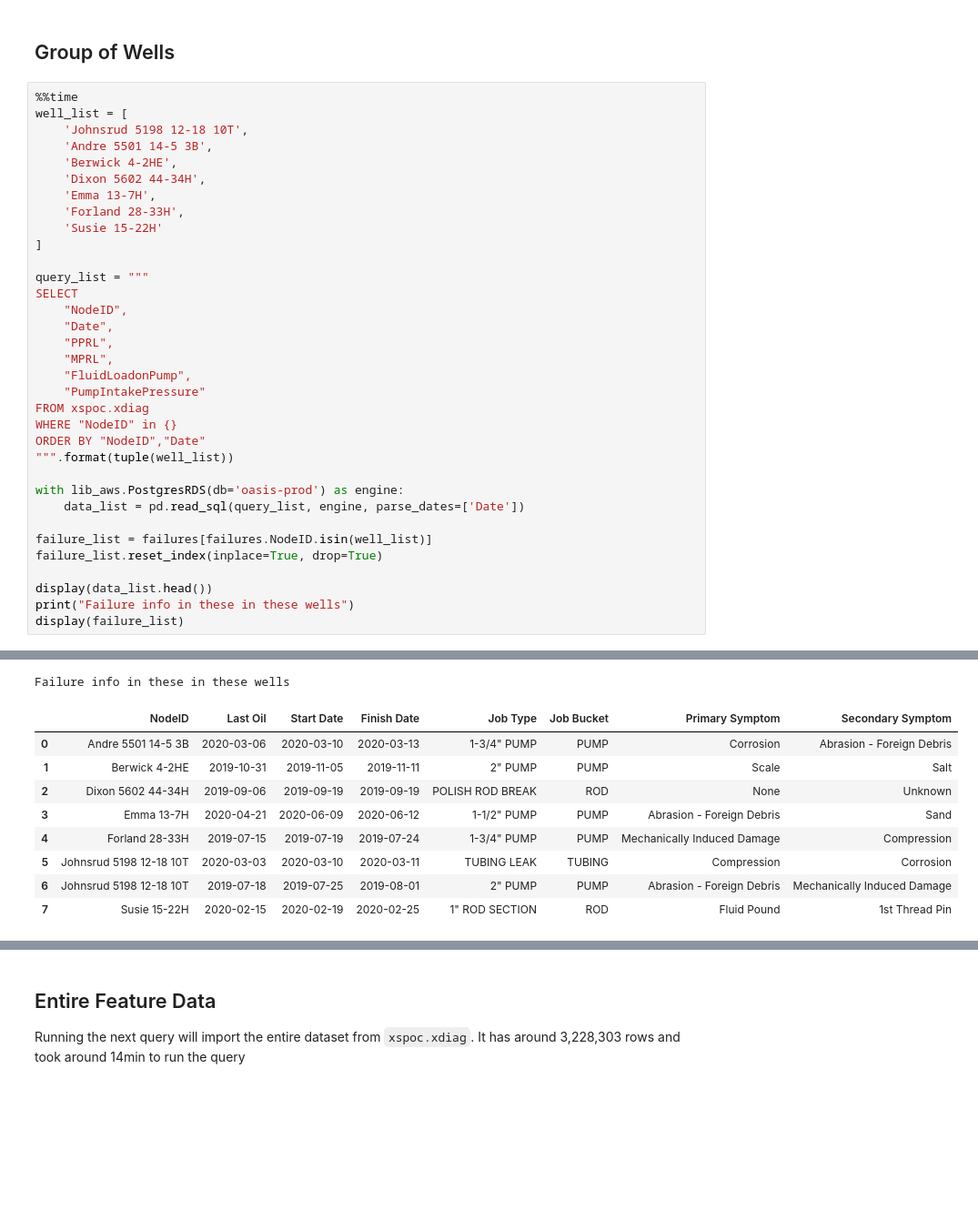
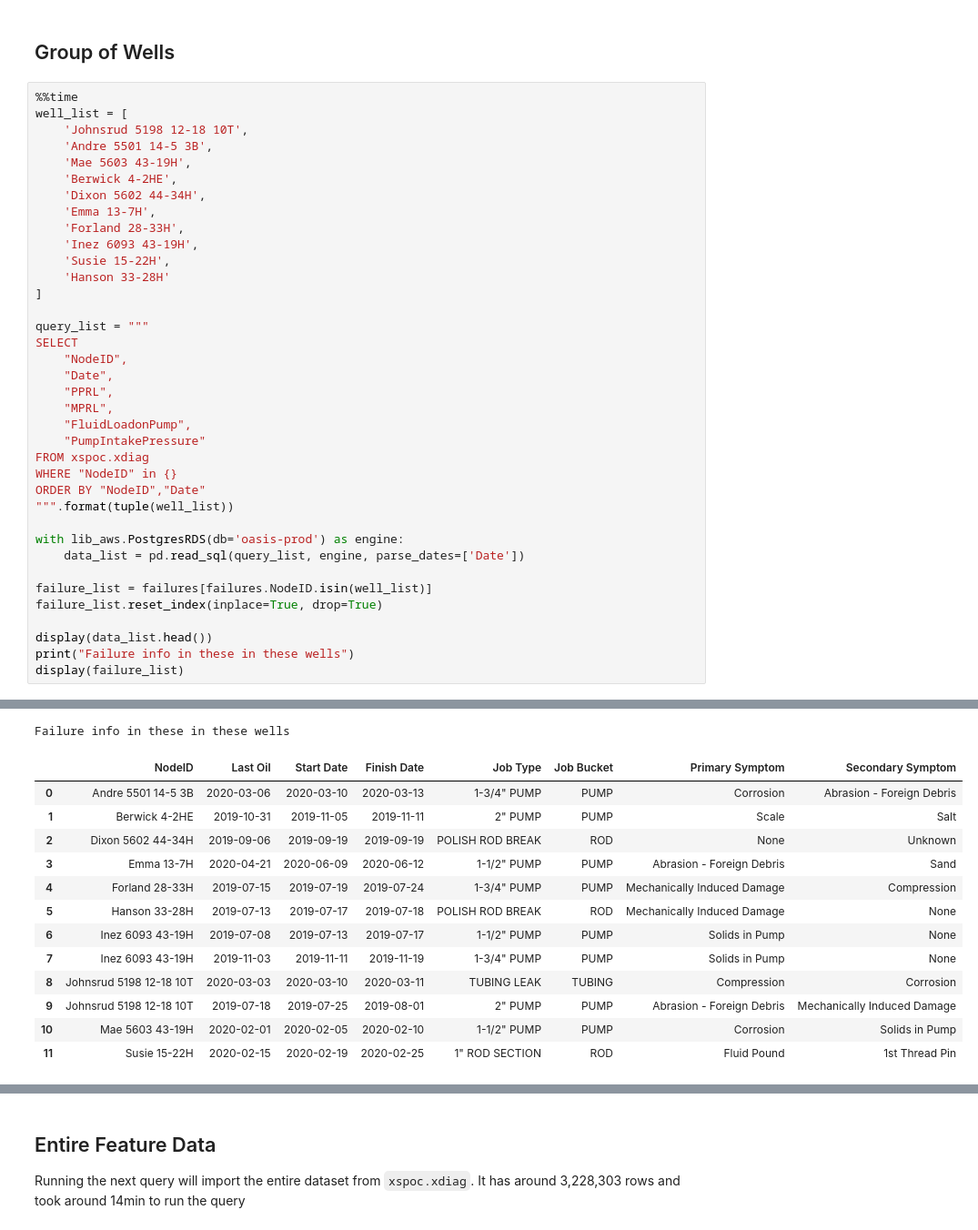
Before and after one commit to Ashitha97/ESP, a Jupyter notebook: Failure Forecasting/Feature Analysis.ipynb, the cells around one changed output, grey strips where cells are left out. Shown at 91% size. Cells and saved outputs as stored; diff of their text form; blank space fills up the shorter version.

```diff
--- a/Failure Forecasting/Feature Analysis.ipynb
+++ b/Failure Forecasting/Feature Analysis.ipynb
@@ -202,11 +250,14 @@ Failure Info
 well_list = [
     'Johnsrud 5198 12-18 10T',
     'Andre 5501 14-5 3B',
+    'Mae 5603 43-19H',
     'Berwick 4-2HE',
     'Dixon 5602 44-34H',
     'Emma 13-7H',
     'Forland 28-33H',
-    'Susie 15-22H'
+    'Inez 6093 43-19H',
+    'Susie 15-22H',
+    'Hanson 33-28H'
 ]
 
 query_list = """
@@ -218,33 +269,37 @@ SELECT
     "FluidLoadonPump",
     "PumpIntakePressure"
 FROM xspoc.xdiag
 WHERE "NodeID" in {}
 ORDER BY "NodeID","Date"
 """.format(tuple(well_list))
 
 with lib_aws.PostgresRDS(db='oasis-prod') as engine:
     data_list = pd.read_sql(query_list, engine, parse_dates=['Date'])
 
 failure_list = failures[failures.NodeID.isin(well_list)]
 failure_list.reset_index(inplace=True, drop=True)
 
 display(data_list.head())
 print("Failure info in these in these wells")
 display(failure_list)
 # %% [output]
 |  | NodeID | Date | PPRL | MPRL | FluidLoadonPump | PumpIntakePressure |
 | 0 | Andre 5501 14-5 3B | 2019-05-28 00:32:02 | 33010.0 | 15386.0 | 8997.0 | 549.0 |
 | 1 | Andre 5501 14-5 3B | 2019-05-28 02:11:23 | 30272.0 | 17090.0 | 8643.0 | 978.0 |
 | 2 | Andre 5501 14-5 3B | 2019-05-28 04:20:24 | 33434.0 | 15386.0 | 9606.0 | 578.0 |
 | 3 | Andre 5501 14-5 3B | 2019-05-28 07:07:08 | 33168.0 | 16017.0 | 9745.0 | 521.0 |
 | 4 | Andre 5501 14-5 3B | 2019-05-28 08:49:42 | 33046.0 | 15429.0 | 9069.0 | 802.0 |
 Failure info in these in these wells
 |  | NodeID | Last Oil | Start Date | Finish Date | Job Type | Job Bucket | Primary Symptom | Secondary Symptom |
 | 0 | Andre 5501 14-5 3B | 2020-03-06 | 2020-03-10 | 2020-03-13 | 1-3/4" PUMP | PUMP | Corrosion | Abrasion - Foreign Debris |
 | 1 | Berwick 4-2HE | 2019-10-31 | 2019-11-05 | 2019-11-11 | 2" PUMP | PUMP | Scale | Salt |
 | 2 | Dixon 5602 44-34H | 2019-09-06 | 2019-09-19 | 2019-09-19 | POLISH ROD BREAK | ROD | None | Unknown |
 | 3 | Emma 13-7H | 2020-04-21 | 2020-06-09 | 2020-06-12 | 1-1/2" PUMP | PUMP | Abrasion - Foreign Debris | Sand |
 | 4 | Forland 28-33H | 2019-07-15 | 2019-07-19 | 2019-07-24 | 1-3/4" PUMP | PUMP | Mechanically Induced Damage | Compression |
-| 5 | Johnsrud 5198 12-18 10T | 2020-03-03 | 2020-03-10 | 2020-03-11 | TUBING LEAK | TUBING | Compression | Corrosion |
-| 6 | Johnsrud 5198 12-18 10T | 2019-07-18 | 2019-07-25 | 2019-08-01 | 2" PUMP | PUMP | Abrasion - Foreign Debris | Mechanically Induced Damage |
-| 7 | Susie 15-22H | 2020-02-15 | 2020-02-19 | 2020-02-25 | 1" ROD SECTION | ROD | Fluid Pound | 1st Thread Pin |
+| 5 | Hanson 33-28H | 2019-07-13 | 2019-07-17 | 2019-07-18 | POLISH ROD BREAK | ROD | Mechanically Induced Damage | None |
+| 6 | Inez 6093 43-19H | 2019-07-08 | 2019-07-13 | 2019-07-17 | 1-1/2" PUMP | PUMP | Solids in Pump | None |
+| 7 | Inez 6093 43-19H | 2019-11-03 | 2019-11-11 | 2019-11-19 | 1-3/4" PUMP | PUMP | Solids in Pump | None |
+| 8 | Johnsrud 5198 12-18 10T | 2020-03-03 | 2020-03-10 | 2020-03-11 | TUBING LEAK | TUBING | Compression | Corrosion |
+| 9 | Johnsrud 5198 12-18 10T | 2019-07-18 | 2019-07-25 | 2019-08-01 | 2" PUMP | PUMP | Abrasion - Foreign Debris | Mechanically Induced Damage |
+| 10 | Mae 5603 43-19H | 2020-02-01 | 2020-02-05 | 2020-02-10 | 1-1/2" PUMP | PUMP | Corrosion | Solids in Pump |
+| 11 | Susie 15-22H | 2020-02-15 | 2020-02-19 | 2020-02-25 | 1" ROD SECTION | ROD | Fluid Pound | 1st Thread Pin |
```
Also changed, not shown: parts of 13 cells of this notebook, 1 other file.
